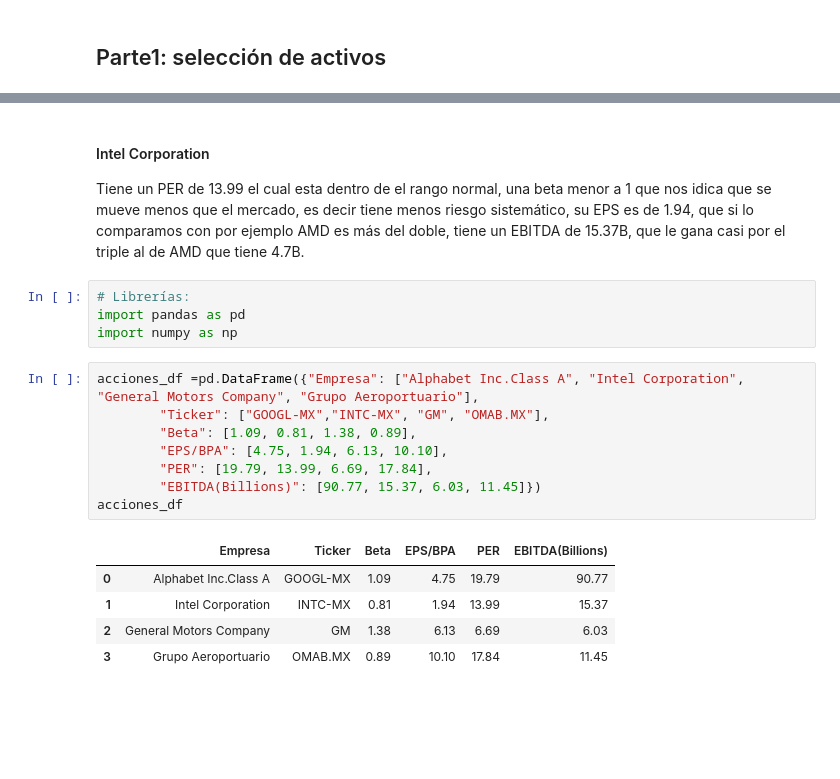
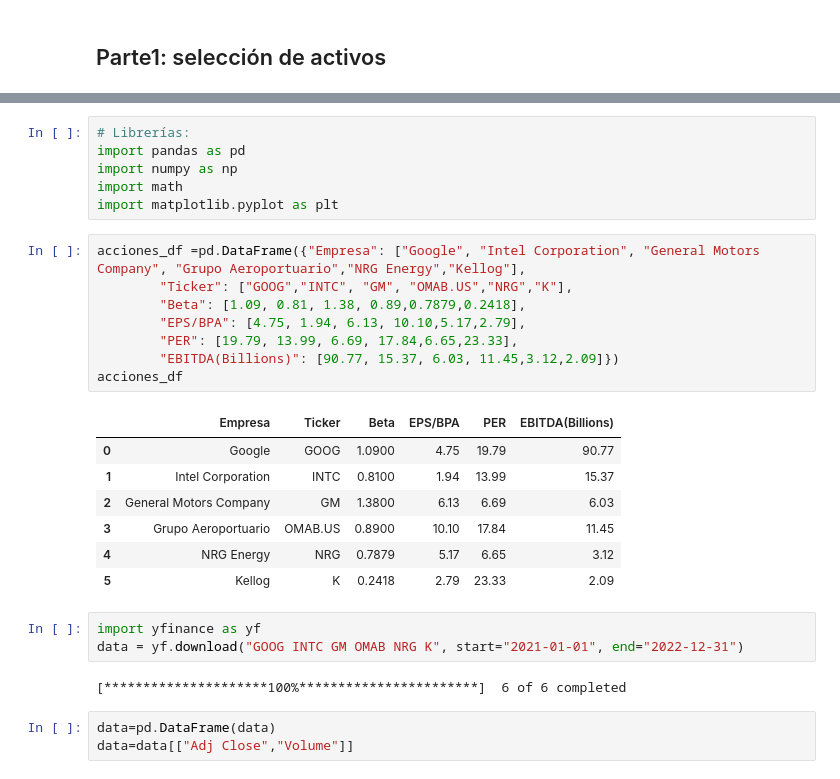
Before and after one commit to EmilianoMena/Portafolio_Admin_Riesgo, a Jupyter notebook: Proyecto_EM_LB_JH.ipynb, the cells around one changed output, grey strips where cells are left out. Drawn from its saved outputs; the diff is of its cells as text; blank space fills up the shorter version.

```diff
--- a/Proyecto_EM_LB_JH.ipynb
+++ b/Proyecto_EM_LB_JH.ipynb
@@ -109,22 +121,30 @@ Tiene un PER que indica que esta un poco sobrevalorada, pero para ser una empres
-# %% [markdown]
-#### Intel Corporation
-
-Tiene un PER de 13.99 el cual esta dentro de el rango normal, una beta menor a 1 que nos idica que se mueve menos que el mercado, es decir tiene menos riesgo sistemático, su EPS es de 1.94, que si lo comparamos con por ejemplo AMD es más  del doble, tiene un EBITDA de 15.37B, que le gana casi por el triple al de AMD que tiene 4.7B.
 # %%
 # Librerías:
 import pandas as pd
 import numpy as np
+import math
+import matplotlib.pyplot as plt
 # %%
-acciones_df =pd.DataFrame({"Empresa": ["Alphabet Inc.Class A", "Intel Corporation", "General Motors Company", "Grupo Aeroportuario"],
-        "Ticker": ["GOOGL-MX","INTC-MX", "GM", "OMAB.MX"],
-        "Beta": [1.09, 0.81, 1.38, 0.89],
-        "EPS/BPA": [4.75, 1.94, 6.13, 10.10],
-        "PER": [19.79, 13.99, 6.69, 17.84],
-        "EBITDA(Billions)": [90.77, 15.37, 6.03, 11.45]})
+acciones_df =pd.DataFrame({"Empresa": ["Google", "Intel Corporation", "General Motors Company", "Grupo Aeroportuario","NRG Energy","Kellog"],
+        "Ticker": ["GOOG","INTC", "GM", "OMAB.US","NRG","K"],
+        "Beta": [1.09, 0.81, 1.38, 0.89,0.7879,0.2418],
+        "EPS/BPA": [4.75, 1.94, 6.13, 10.10,5.17,2.79],
+        "PER": [19.79, 13.99, 6.69, 17.84,6.65,23.33],
+        "EBITDA(Billions)": [90.77, 15.37, 6.03, 11.45,3.12,2.09]})
 acciones_df
 # %% [output]
 |  | Empresa | Ticker | Beta | EPS/BPA | PER | EBITDA(Billions) |
-| 0 | Alphabet Inc.Class A | GOOGL-MX | 1.09 | 4.75 | 19.79 | 90.77 |
-| 1 | Intel Corporation | INTC-MX | 0.81 | 1.94 | 13.99 | 15.37 |
-| 2 | General Motors Company | GM | 1.38 | 6.13 | 6.69 | 6.03 |
-| 3 | Grupo Aeroportuario | OMAB.MX | 0.89 | 10.10 | 17.84 | 11.45 |
+| 0 | Google | GOOG | 1.0900 | 4.75 | 19.79 | 90.77 |
+| 1 | Intel Corporation | INTC | 0.8100 | 1.94 | 13.99 | 15.37 |
+| 2 | General Motors Company | GM | 1.3800 | 6.13 | 6.69 | 6.03 |
+| 3 | Grupo Aeroportuario | OMAB.US | 0.8900 | 10.10 | 17.84 | 11.45 |
+| 4 | NRG Energy | NRG | 0.7879 | 5.17 | 6.65 | 3.12 |
+| 5 | Kellog | K | 0.2418 | 2.79 | 23.33 | 2.09 |
+# %%
+import yfinance as yf
+data = yf.download("GOOG INTC GM OMAB NRG K", start="2021-01-01", end="2022-12-31")
+# %% [output]
+[*********************100%***********************]  6 of 6 completed
+# %%
+data=pd.DataFrame(data)
+data=data[["Adj Close","Volume"]]
```
Also changed, not shown: parts of 28 cells of this notebook.
